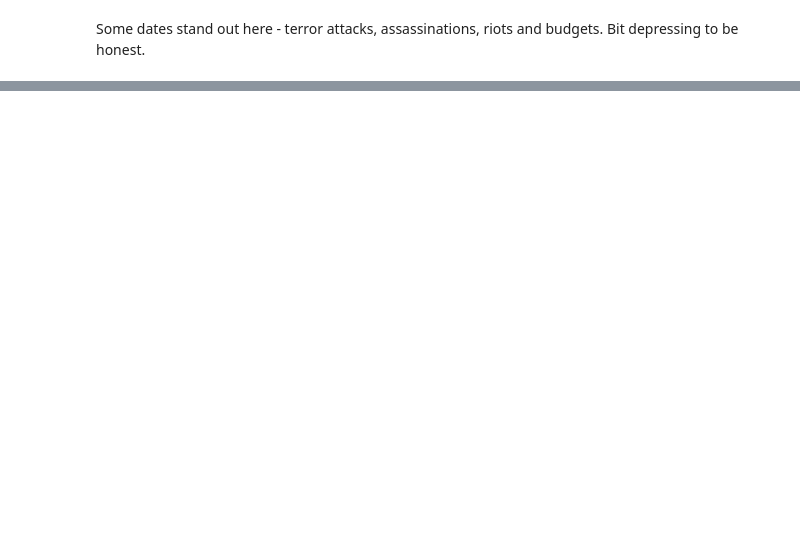
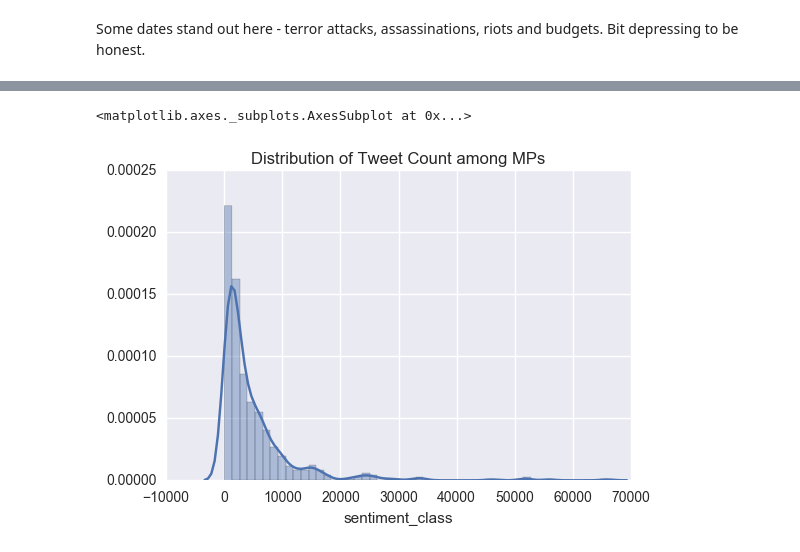
Before and after one commit to josephhalstead/Westminster-Tweet-Analysis, a Jupyter notebook: NLP/sentiment_analysis.ipynb, the cells around one changed output, grey strips where cells are left out. Saved outputs shown, nothing was run; the diff lists cells and outputs as text; code cells hidden in the pictures; blank space fills up the shorter version.

Commit message:
finished sentiment

```diff
--- a/NLP/sentiment_analysis.ipynb
+++ b/NLP/sentiment_analysis.ipynb
@@ -436,0 +452,5 @@ grouped.sort_values('positive_prob', ascending=False).head(10)
+# %%
+grouped = mp_tweets[['sentiment_class','positive_prob', 'user_name']].groupby('user_name')
+# %%
+grouped_mean = grouped.mean()
+grouped_count = grouped.count()
@@ -436,0 +469,10 @@ grouped.sort_values('positive_prob', ascending=False).head(10)
+# %%
+#Have a wuick look at the distributions of tweet count among mps
+
+plt.title('Distribution of Tweet Count among MPs')
+plt.xlabel('Tweet Count')
+
+sns.distplot(grouped_count['sentiment_class'])
+# %% [output]
+<matplotlib.axes._subplots.AxesSubplot at 0x...>
+[figure, added]
```
Also changed, not shown: parts of 36 cells of this notebook, 1 other file.
